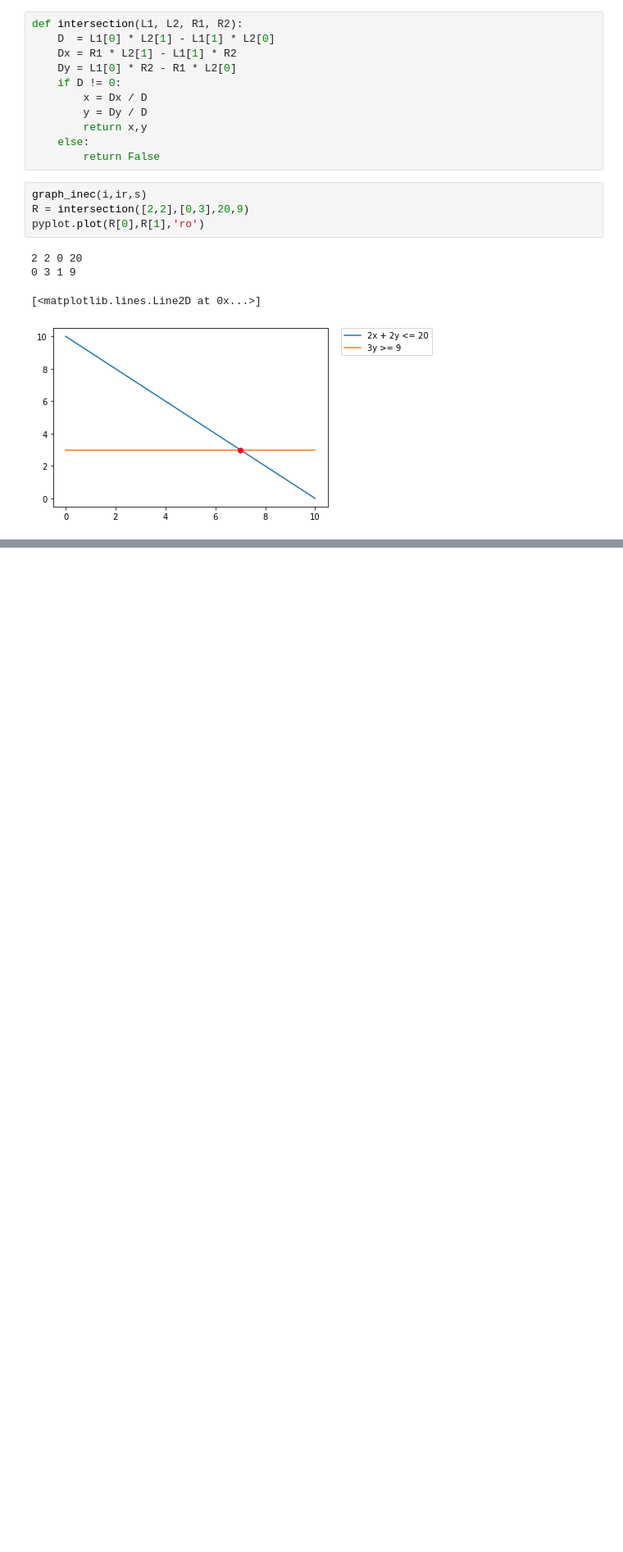
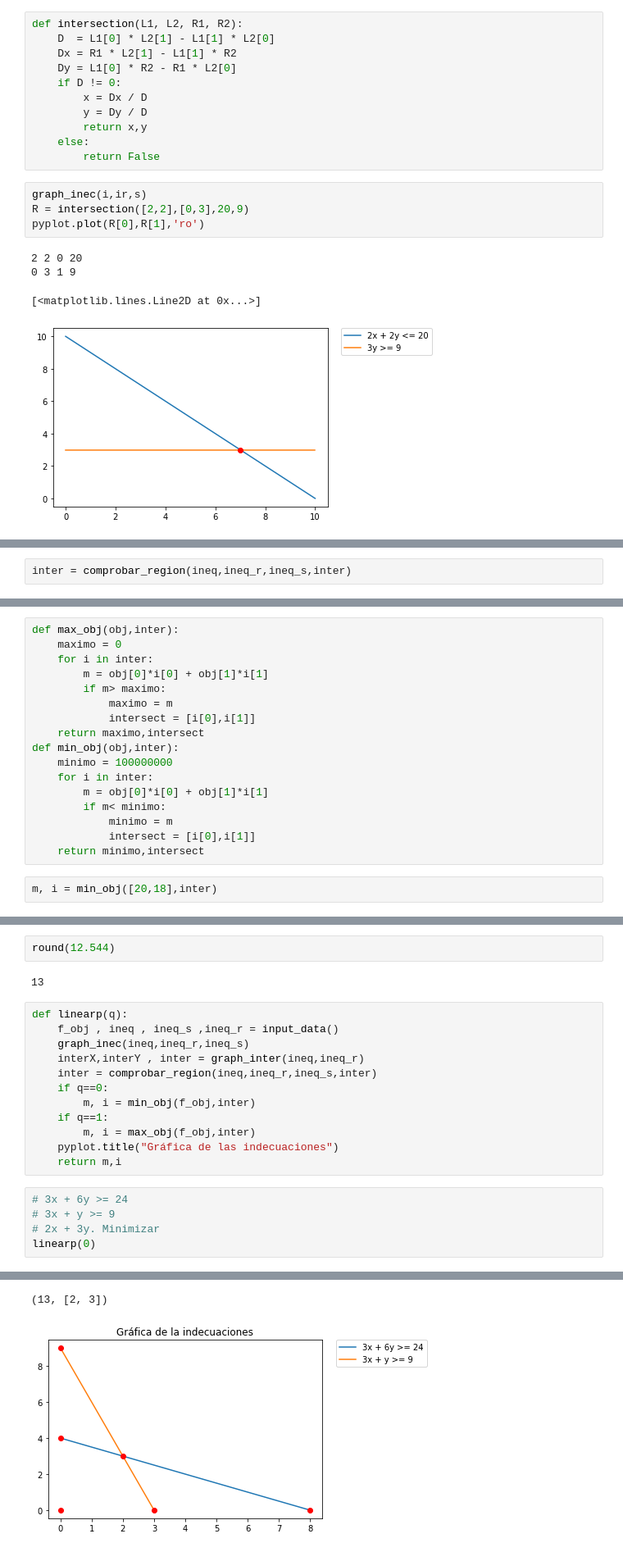
Before and after one commit to Frany-oss/Trabajo-Final-Algebra-Lineal, a Jupyter notebook: LinearProgramming.ipynb, the cells around one changed output, grey strips where cells are left out. Shown at 82% size. Saved outputs shown, nothing was run; the diff lists cells and outputs as text; blank space fills up the shorter version.

```diff
--- a/LinearProgramming.ipynb
+++ b/LinearProgramming.ipynb
@@ -232,0 +287,2 @@ inter[0][1]
+# %%
+inter = comprobar_region(ineq,ineq_r,ineq_s,inter)
@@ -232,0 +293,19 @@ inter[0][1]
+# %%
+def max_obj(obj,inter):
+    maximo = 0
+    for i in inter:
+        m = obj[0]*i[0] + obj[1]*i[1]
+        if m> maximo:
+            maximo = m
+            intersect = [i[0],i[1]]
+    return maximo,intersect
+def min_obj(obj,inter):
+    minimo = 100000000
+    for i in inter:
+        m = obj[0]*i[0] + obj[1]*i[1]
+        if m< minimo:
+            minimo = m
+            intersect = [i[0],i[1]]
+    return minimo,intersect
+# %%
+m, i = min_obj([20,18],inter)
@@ -232,0 +316,22 @@ inter[0][1]
+# %%
+round(12.544)
+# %% [output]
+13
+# %%
+def linearp(q):
+    f_obj , ineq , ineq_s ,ineq_r = input_data()
+    graph_inec(ineq,ineq_r,ineq_s)
+    interX,interY , inter = graph_inter(ineq,ineq_r)
+    inter = comprobar_region(ineq,ineq_r,ineq_s,inter)
+    if q==0:
+        m, i = min_obj(f_obj,inter)
+    if q==1:
+        m, i = max_obj(f_obj,inter)
+    pyplot.title("Gráfica de las indecuaciones")
+    return m,i
+# %%
+# 3x + 6y >= 24
+# 3x + y >= 9
+# 2x + 3y. Minimizar
+linearp(0)
+# %% [output]
@@ -232,0 +353,2 @@ inter[0][1]
+(13, [2, 3])
+[figure, added]
```
Also changed, not shown: parts of 13 cells of this notebook.
